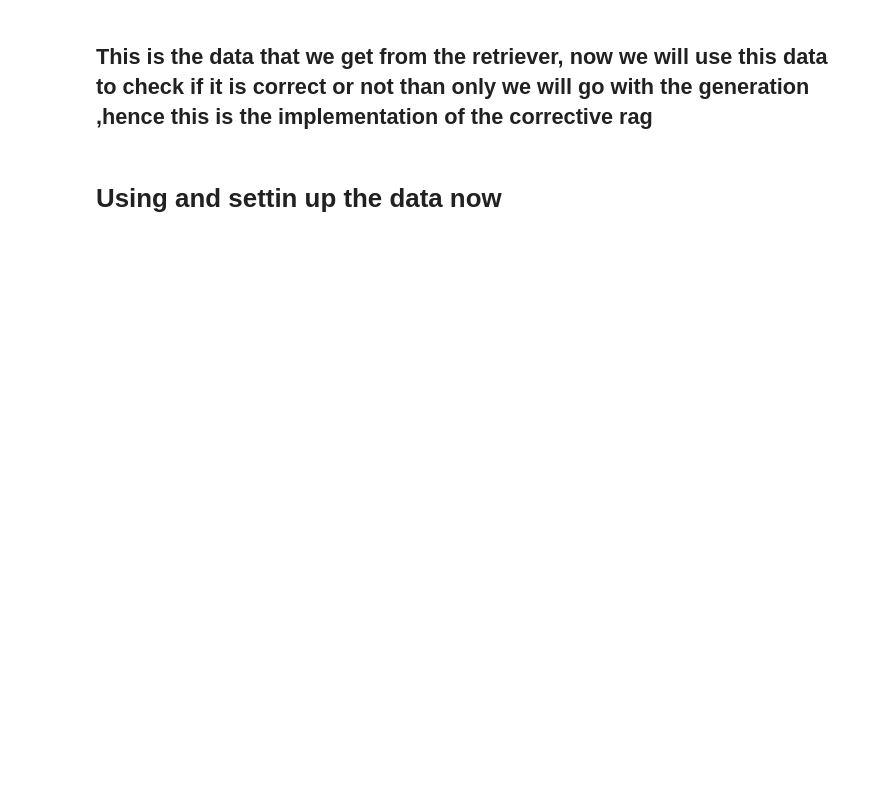
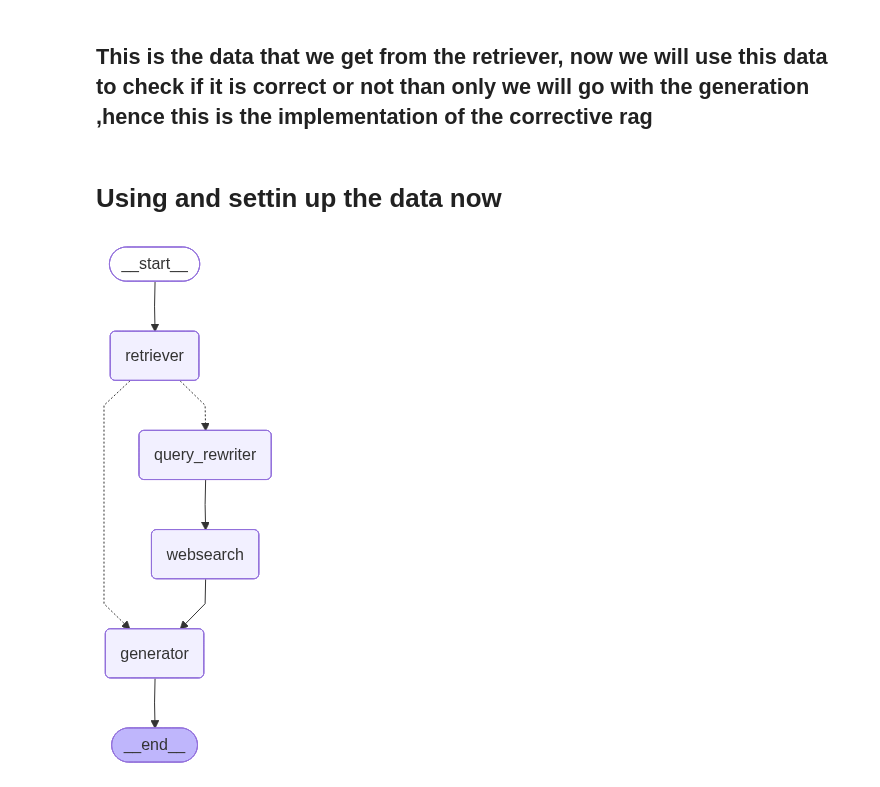
Before and after one commit to RautRitesh/langgraph, a Jupyter notebook: Lanngraph_corrective_rag_self_rag_and_agentic_rag.ipynb, the cells around one changed output. Cells and saved outputs as stored; diff of their text form; code cells hidden in the pictures; blank space fills up the shorter version.

```diff
--- a/Lanngraph_corrective_rag_self_rag_and_agentic_rag.ipynb
+++ b/Lanngraph_corrective_rag_self_rag_and_agentic_rag.ipynb
@@ -154,7 +116,7 @@ def router1(state:AgentState)->Literal["generator","query_rewriter"]:
     return "query_rewriter"
 # %%
 def query_rewriter(state:AgentState):
-  user_query=state["messages"][-1]
+  user_query=state["messages"][-1].content
   new_query=query_rewriter.invoke({"question":{user_query}})
   return {"messages":[new_query]}
 # %%
@@ -167,0 +124,38 @@ def search(query:str):
+# %%
+def websearch(state:AgentState):
+  message=state["messages"][-1]
+  response=tavily_search.invoke(message.content)
+  return {"document":[response],"web_search":"yes"}
+# %%
+def generate(state:AgentState):
+  response_source=state.get("websearch","no")
+  print(response_source)
+  query=state["messages"][-1]
+  document=state["document"]
+  if response_source == "yes":
+    response=llm_generator.invoke({"question":query, "document":document})
+  else:
+    filtered_docs=[]
+    for doc in document:
+      filtered_docs.append(doc.page_content)
+    actual_text="\n".join(doc for doc in filtered_docs)
+    response=llm_generator.invoke({"question":query,"document":actual_text})
+    print(response)
+    return {"messages":[response]}
+# %%
+workflow=StateGraph(AgentState)
+workflow.add_node("retriever",retriever_rag)
+workflow.add_node("query_rewriter",query_rewriter)
+workflow.add_node("websearch",websearch)
+workflow.add_node("generator",generate)
+workflow.add_edge(START, "retriever")
+workflow.add_conditional_edges("retriever",router1,{"generator":"generator","query_rewriter":"query_rewriter"})
+workflow.add_edge("query_rewriter","websearch")
+workflow.add_edge("websearch","generator")
+workflow.add_edge("generator",END)
+app=workflow.compile(checkpointer=memory)
+# %%
+from IPython.display import Image, display
+display(Image(app.get_graph().draw_mermaid_png()))
+# %% [output]
+[figure, added]
```
Also changed, not shown: parts of 14 cells of this notebook.
